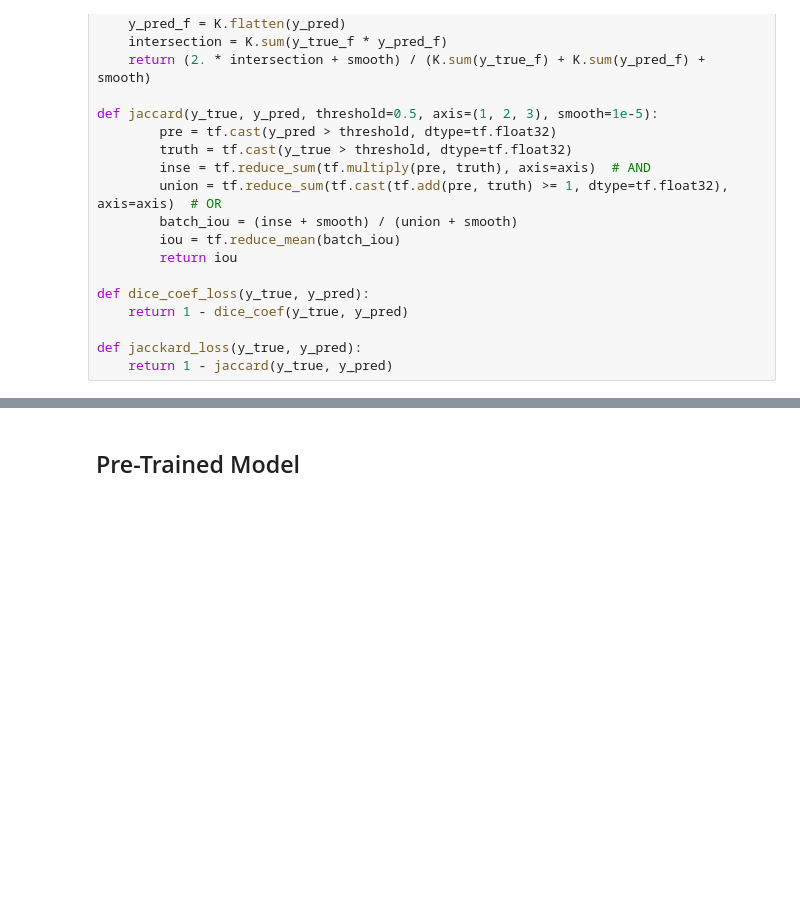
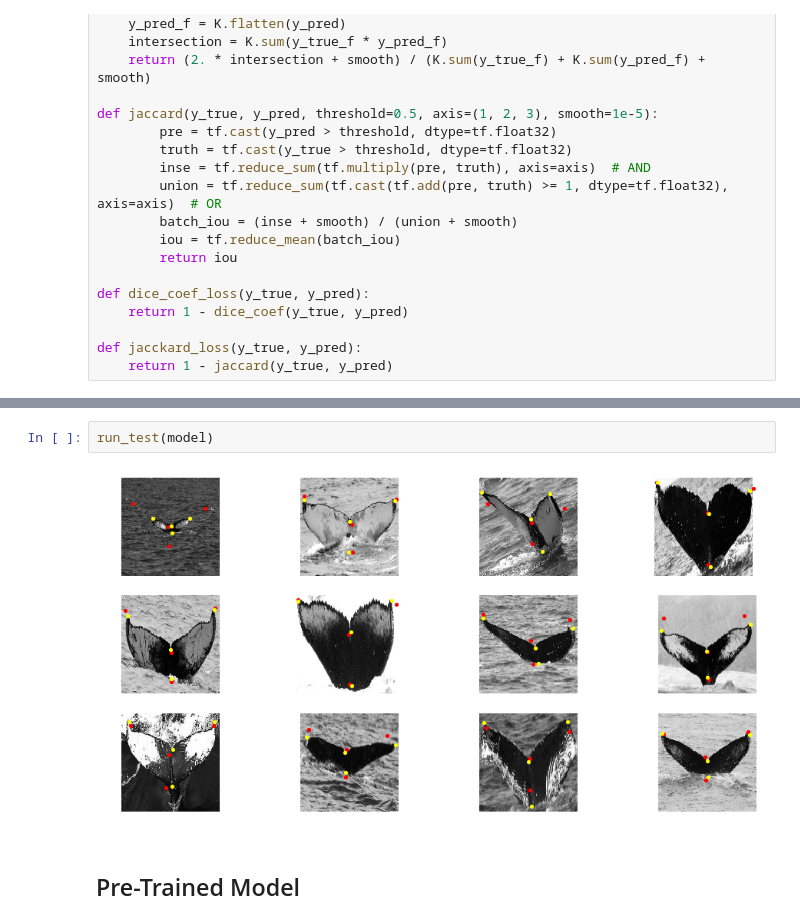
Before and after one commit to hNao17/humpback-whale-challenge, a Jupyter notebook: landmarks/Models Training-LM.ipynb, the cells around one changed output, grey strips where cells are left out. Cells and saved outputs as stored; diff of their text form; blank space fills up the shorter version.

```diff
--- a/landmarks/Models Training-LM.ipynb
+++ b/landmarks/Models Training-LM.ipynb
@@ -106,3 +283,7 @@ def create_sdn_model(H, W):
+# %%
+run_test(model)
+# %% [output]
+[figure, added]
 # %% [markdown]
 ## Pre-Trained Model
 # %%
```
Also changed, not shown: parts of 48 cells of this notebook, 2 other files.
